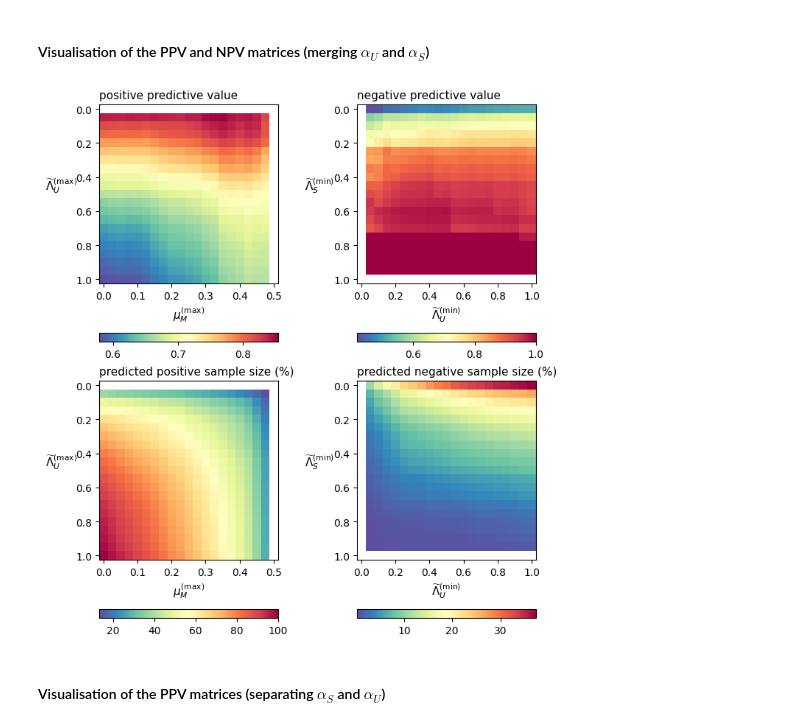
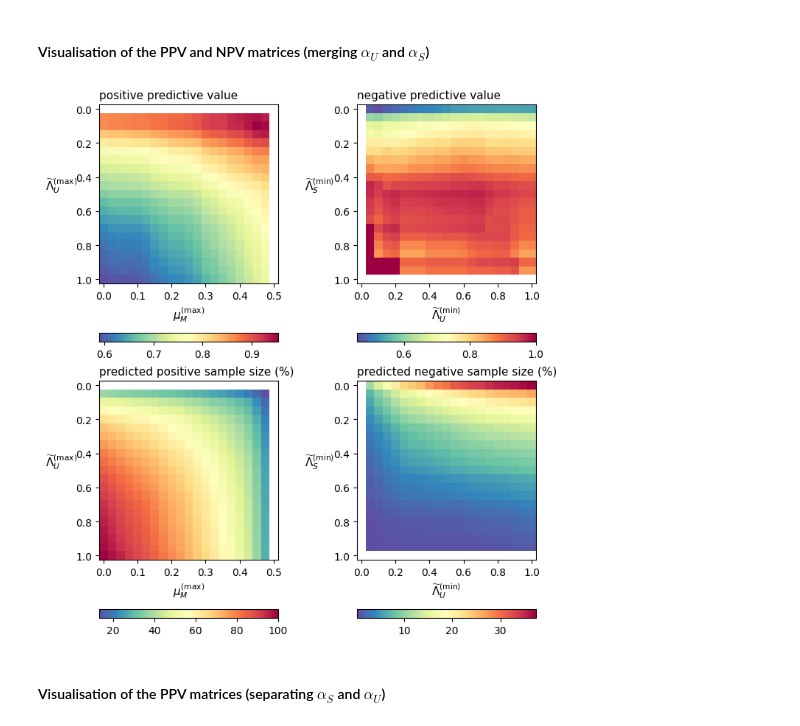
Before and after one commit to Hajali-Selim/Turing_patterns_multistability, a Jupyter notebook: Turing_script.ipynb, the cells around one changed output. Drawn from its saved outputs; the diff is of its cells as text; code cells hidden in the pictures.

```diff
--- a/Turing_script.ipynb
+++ b/Turing_script.ipynb
@@ -627,21 +633,21 @@ Observed average pattern diversity variation = 0.631464479746331
 # %% [markdown]
 #### Visualisation of the prediction performance
 # %%
-# True positives are above average pattern diversity variations (observations) verifying the defined positive criterion
-true_positives = np.multiply(positive_predictions, positive_observations)
+# True positives are above average pattern diversity changes (outcomes) verifying the defined positive criterion
+true_positives = np.multiply(positive_predictions, positive_outcomes)
 
-# True negatives are below average pattern diversity variations (observations) verifying the defined negative criterion
-true_negatives = np.multiply(negative_predictions, negative_observations)
+# True negatives are below average pattern diversity changes (outcomes) verifying the defined negative criterion
+true_negatives = np.multiply(negative_predictions, negative_outcomes)
 
-# False positives are below average pattern diversity variations (observations) verifying the defined positive criterion
-false_positives = np.multiply(positive_predictions, negative_observations)
+# False positives are below average pattern diversity changes (outcomes) verifying the defined positive criterion
+false_positives = np.multiply(positive_predictions, negative_outcomes)
 
-# False negatives are above average pattern diversity variations (observations) verifying the defined negative criterion
-false_negatives = np.multiply(negative_predictions, positive_observations)
+# False negatives are above average pattern diversity changes (outcomes) verifying the defined negative criterion
+false_negatives = np.multiply(negative_predictions, positive_outcomes)
 
 TP, TN, FP, FN = np.sum(true_positives), np.sum(true_negatives), np.sum(false_positives), np.sum(false_negatives)
 
-fig, ax = plt.subplots(2, 2, figsize=(7,10), constrained_layout=True)
+fig, ax = plt.subplots(2, 2, figsize=(8,4.5), constrained_layout=True)
 ax[0,0].imshow(true_positives)
 ax[0,0].set_title('Number of true positives = '+str(TP))
 ax[0,1].imshow(true_negatives)
@@ -662,5 +668,5 @@ print('Positive Predictive Value = '+str(PPV))
 
 # Evaluate the performance of both the negative and positive criteria
 ACC = (TP+TN)/(TP+FP+FN+TN)
-print('Accuracy = sdfsd'+str(ACC))
+print('Accuracy = '+str(ACC))
 # %% [output]
@@ -676,13 +678,15 @@ Accuracy = 0.85473411154345
 ### Identification of left and right spectral gaps
 # %%
 # Compute the growth rates before edge removal
-growth_before = np.array([growth_rates(eigenvalues, sigma[eig], epsilon[eig], AA[eig], BB[eig]) for eig in range(N-3)])
+growth_before = np.zeros(N, np.ndarray)
+for eig in eig_range:
+    growth_before[eig] = growth_rates(eigenvalues, sigma[eig], epsilon[eig], AA[eig], BB[eig])
 
-# Separate spectral gaps into two subsets depending on whihc is the narrowest side of the dispersion relation (S-side = 0, U-side = 1)
+# Separate spectral gaps into two subsets depending on which is the narrowest side of the dispersion relation (S-side = 0, U-side = 1)
 def identify_gaps(eigenvalues_):
     # assign 1 if the spectral gap on the U-side of the dispersion relation is narrower, assign 0 otherwise
     # note that the first (S-side) spectral gap is always the largest and hence, always takes 0
-    return np.array([0]+[int(eigenvalues_[eig_]-eigenvalues_[eig_-1]<= eigenvalues_[eig_+2]-eigenvalues_[eig_+1]) for eig_ in range(1, len(eigenvalues_)-3)])
+    return np.array([0]+[int(eigenvalues_[eig_]-eigenvalues_[eig_-1]<= eigenvalues_[eig_+2]-eigenvalues_[eig_+1]) for eig_ in range(1, len(eigenvalues_)-2)])
 
 gaps = identify_gaps(eigenvalues)
 # Create filter identifying cases belonging to \alpha_S
@@ -701,7 +705,7 @@ PPV, NPV = np.zeros((len(U_range),len(M_range),len(S_range)), float), np.zeros((
 PPV_S, NPV_S = np.zeros((len(U_range),len(M_range),len(S_range)), float), np.zeros((len(U_range),len(M_range),len(S_range)), float)
 PPV_U, NPV_U = np.zeros((len(U_range),len(M_range),len(S_range)), float), np.zeros((len(U_range),len(M_range),len(S_range)), float)
 
-# Create pos_cases and neg_cases, measuring the percentage of instances predicted to produce above-average (positive) and below-average (negative) pattern diversity variations
+# Create pos_cases and neg_cases, measuring the percentage of instances predicted to produce above-average (positive) and below-average (negative) pattern diversity changes
 pos_cases, neg_cases = np.zeros((len(U_range),len(M_range),len(S_range)), float), np.zeros((len(U_range),len(M_range),len(S_range)), float)
 pos_cases_S, neg_cases_S = np.zeros((len(U_range),len(M_range),len(S_range)), float), np.zeros((len(U_range),len(M_range),len(S_range)), float)
 pos_cases_U, neg_cases_U = np.zeros((len(U_range),len(M_range),len(S_range)), float), np.zeros((len(U_range),len(M_range),len(S_range)), float)
@@ -716,24 +720,23 @@ for i,j,k in itertools.product(range_length, repeat=3):
     # Compute the total number of (eig,e) pairs that form Turing patterns (to be used to normalize the total number of positive and negative predictions)
     nb_cases, nb_cases_S, nb_cases_U = np.sum(detect), np.sum(np.multiply(detect, S_filter)), np.sum(np.multiply(detect, U_filter))
 
-    pos_cases[i,j,k], pos_cases_S[i,j,k], pos_cases_U[i,j,k] = 100*np.sum(positive_predictions)/nb_cases, 100*np.sum(np.multiply(positive_predictions, S_filter))/nb_cases_S, 100*np.sum(np.multiply(positive_predictions, U_filter))/nb_cases_U
-    neg_cases[i,j,k], neg_cases_S[i,j,k], neg_cases_U[i,j,k] = 100*np.sum(negative_predictions)/nb_cases, 100*np.sum(np.multiply(negative_predictions, S_filter))/nb_cases_S, 100*np.sum(np.multiply
-(negative_predictions, U_filter))/nb_cases_U
+    pos_cases[i,j,k], pos_cases_S[i,j,k], pos_cases_U[i,j,k] = np.sum(positive_predictions)/nb_cases, np.sum(np.multiply(positive_predictions, S_filter))/nb_cases_S, np.sum(np.multiply(positive_predictions, U_filter))/nb_cases_U
+    neg_cases[i,j,k], neg_cases_S[i,j,k], neg_cases_U[i,j,k] = np.sum(negative_predictions)/nb_cases, np.sum(np.multiply(negative_predictions, S_filter))/nb_cases_S, np.sum(np.multiply(negative_predictions, U_filter))/nb_cases_U
 
     # Identify correct positive predictions overall, for left and right spectral gaps configurations
-    true_positives = np.multiply(positive_predictions, positive_observations)
+    true_positives = np.multiply(positive_predictions, positive_outcomes)
     true_positives_S, true_positives_U = np.multiply(true_positives, S_filter), np.multiply(true_positives, U_filter)
 
     # Identify correct negative predictions overall, for left, and right spectral gaps configurations
-    true_negatives = np.multiply(negative_predictions, negative_observations)
+    true_negatives = np.multiply(negative_predictions, negative_outcomes)
     true_negatives_S, true_negatives_U = np.multiply(true_negatives, S_filter), np.multiply(true_negatives, U_filter)
 
     # Identify uncorrect positive predictions overall, for left and right spectral gaps configurations
-    false_positives = np.multiply(positive_predictions, negative_observations)
+    false_positives = np.multiply(positive_predictions, negative_outcomes)
     false_positives_S, false_positives_U = np.multiply(false_positives, S_filter), np.multiply(false_positives, U_filter)
 
     # Identify uncorrect negative predictions overall, for left, and right spectral gaps configurations
-    false_negatives = np.multiply(negative_predictions, positive_observations)
+    false_negatives = np.multiply(negative_predictions, positive_outcomes)
     false_negatives_S, false_negatives_U = np.multiply(false_negatives, S_filter), np.multiply(false_negatives, U_filter)
 
     # Compute the number of true positive, true negative, false positive and false negative instances assuming u, m, and s as boundaries to the structural sensitivity of the eigenmodes U, M and S
@@ -754,7 +757,7 @@ negative_fixed_param = 'M' # default='M', e.g. in the manuscript, c- does not in
 
 # Select the boundary of the fixed parameter
 positive_fixed_value = 0
-negative_fixed_value = 0.4
+negative_fixed_value = 0.5
 
 # Identify the two remaining structural sensitivities to be used as matrix axes
 positive_varying_param = list({'U','M','S'}^{positive_fixed_param})
@@ -794,34 +797,34 @@ def param_to_labels(both_params):
         else:
             labels[i] = bool(p=='U')*'$\\widetilde{\\Lambda}_{U}^{(\\max)}$' + bool(p=='M')*'$\\mu_{M}^{(\\min)}$' + bool(p=='S')*'$\\widetilde{\\Lambda}_{S}^{(\\min)}$'
         if p == 'M':
             ticklabels[i] = np.round(np.arange(0,0.6,.1),1)
         else:
             ticklabels[i] = np.round(np.arange(0,1.1,.2),1)
     return labels[::2], labels[1::2], ticklabels[::2], ticklabels[1::2]
 
 # Create the axes labels for visualisation
 xlabels, ylabels, xticklabels, yticklabels = param_to_labels(positive_varying_param + negative_varying_param)
 
 # Select the font size of labels and titles for visualisation
 fontsize = 11
 
 # Display the PPV and NPV matrices, and their respective percentage of predicted sample size
 fig, ax = plt.subplots(2, 2, figsize=(7,7.5), constrained_layout=True)
 p = [ax[0,0].imshow(np.take(PPV, pos_idx, axis=pos_axis), cmap='Spectral_r'),
      ax[0,1].imshow(np.take(NPV, neg_idx, axis=neg_axis), cmap='Spectral_r'),
      ax[1,0].imshow(np.take(np.where(pos_cases==0, np.nan, pos_cases), pos_idx, axis=pos_axis), cmap='Spectral_r'),
      ax[1,1].imshow(np.take(np.where(neg_cases==0, np.nan, neg_cases), neg_idx, axis=neg_axis), cmap='Spectral_r')]
 _ = [fig.colorbar(p[i], ax=ax[i//2,i%2], orientation='horizontal', fraction=.05) for i in range(4)]
 _ = [ax[i//2, i%2].set_xlabel(xlabels[i%2], size=fontsize) for i in range(4)]
 _ = [ax[i//2, i%2].set_ylabel(ylabels[i%2], rotation=0, labelpad=14, size=fontsize) for i in range(4)]
 _ = [ax[i//2, i%2].set_xticks(np.arange(0,21,4), labels=xticklabels[i%2]) for i in range(4)]
 _ = [ax[i//2, i%2].set_yticks(np.arange(0,21,4), labels=yticklabels[i%2]) for i in range(4)]
 _ = ax[0,0].set_title('positive predictive value', size=fontsize, loc='left')
 _ = ax[0,1].set_title('negative predictive value', size=fontsize, loc='left')
 _ = ax[1,0].set_title('predicted positive sample size (%)', size=fontsize, loc='left')
 _ = ax[1,1].set_title('predicted negative sample size (%)', size=fontsize, loc='left')
 # %% [output]
-[figure, old version]
+[figure, new version]
 # %% [markdown]
 #### Visualisation of the PPV matrices (separating $\alpha_S$ and $\alpha_U$)
 # %%
```
Also changed, not shown: parts of 19 cells of this notebook.
